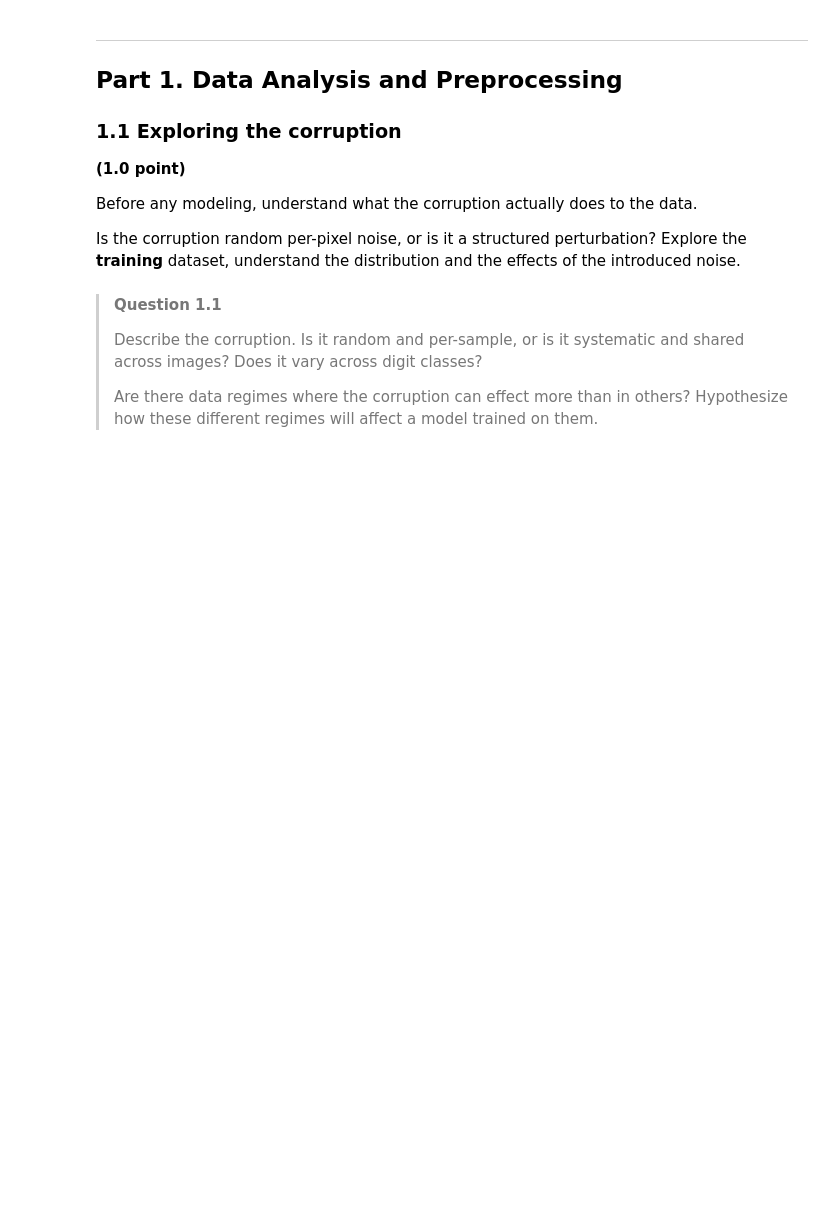
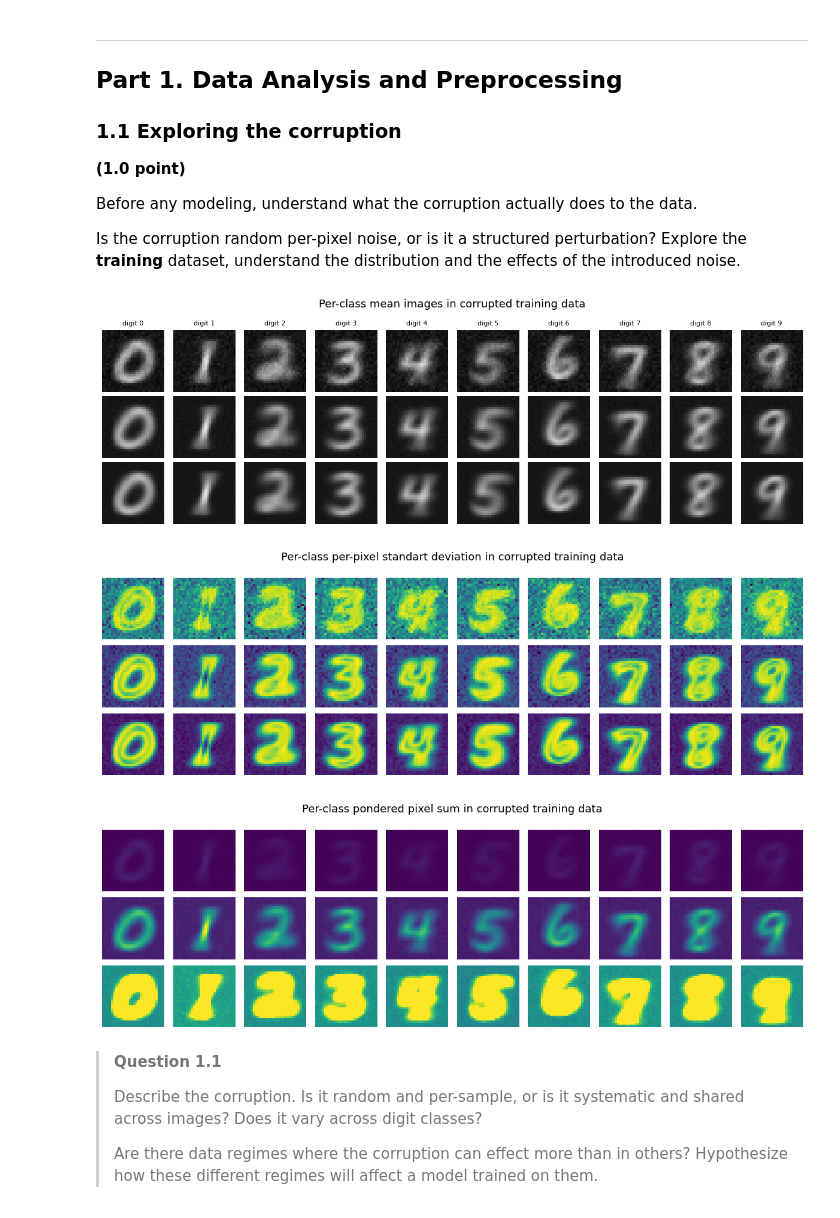
Before and after one commit to nadas-t/Machine-Learning-UNICAMP, a Jupyter notebook: notebooks/Tarefa 2/mc886_1s2025_assignment_2.ipynb, the cells around one changed output. Cells and saved outputs as stored; diff of their text form; code cells hidden in the pictures; blank space fills up the shorter version.

```diff
--- a/notebooks/Tarefa 2/mc886_1s2025_assignment_2.ipynb
+++ b/notebooks/Tarefa 2/mc886_1s2025_assignment_2.ipynb
@@ -133,26 +132,53 @@ noise.
 # %%
 data_regimes = {
     "Scarce": (X_scarce, y_scarce),
     "Partial": (X_partial, y_partial),
     "Full": (X_full, y_full),
 }
 
-fig, axs = plt.subplots(len(data_regimes), 10, figsize=(4*len(data_regimes), 4))
+mean_fig, mean_axs = plt.subplots(len(data_regimes), 10, figsize=(4*len(data_regimes), 4))
+std_fig, std_axs = plt.subplots(len(data_regimes), 10, figsize=(4*len(data_regimes), 4))
+sum_fig, sum_axs = plt.subplots(len(data_regimes), 10, figsize=(4*len(data_regimes), 4))
+
 for digit in range(10):
-    axs[0, digit].set_title(f"digit {digit}", fontsize=8)
+    mean_axs[0, digit].set_title(f"digit {digit}", fontsize=8)
 
 for i, name in enumerate(data_regimes):
     X, y = data_regimes[name]
 
 
     for digit in range(10):
         mask = (y == digit)
+        sum_weight = 1e-3
+
         mean_img = X[mask].mean(axis=0)
-        axs[i, digit].imshow(mean_img, cmap="gray", vmin=0, vmax=255)
-        axs[i, digit].axis("off")
+        std_img = X[mask].std(axis=0)
+        sum_img = (X[mask]*sum_weight).sum(axis=0)
 
-    axs[i, 0].set_ylabel(f"{name}-data regime", fontsize=9)
+        mean_axs[i, digit].imshow(mean_img, cmap="gray", vmin=0, vmax=255)
+        mean_axs[i, digit].axis("off")
+        std_axs[i, digit].imshow(std_img, cmap="viridis", vmin=std_img.min(), vmax=std_img.max())
+        std_axs[i, digit].axis("off")
+        sum_axs[i, digit].imshow(sum_img, cmap="viridis", vmin=0, vmax=255)
+        sum_axs[i, digit].axis("off")
 
-plt.suptitle("Per-class mean images in corrupted training data", fontsize=13)
-plt.tight_layout()
+    mean_axs[i, 0].set_ylabel(f"{name}-data regime", fontsize=9)
+    std_axs[i, 0].set_ylabel(f"{name}-data regime", fontsize=9)
+    sum_axs[i, 0].set_ylabel(f"{name}-data regime", fontsize=9)
+
+
+
+mean_fig.suptitle("Per-class mean images in corrupted training data", fontsize=13)
+mean_fig.tight_layout()
+
+std_fig.suptitle("Per-class per-pixel standart deviation in corrupted training data", fontsize=13)
+std_fig.tight_layout()
+
+sum_fig.suptitle("Per-class pondered pixel sum in corrupted training data", fontsize=13)
+sum_fig.tight_layout()
+
 plt.show()
+# %% [output]
+[figure, added]
+[figure, added]
+[figure, added]
```
Also changed, not shown: parts of 4 cells of this notebook.
